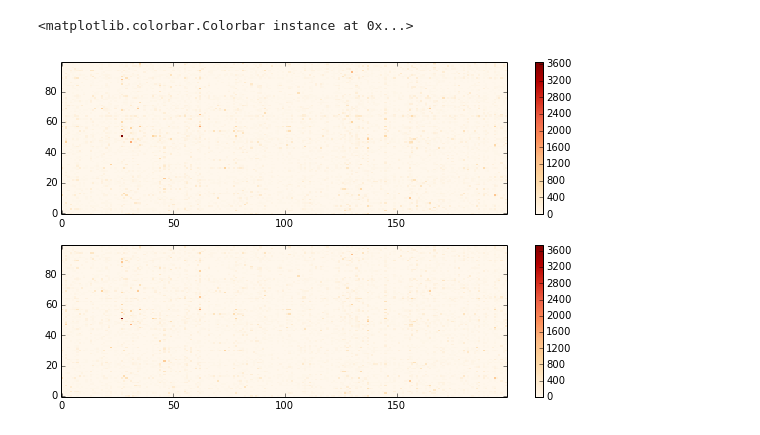
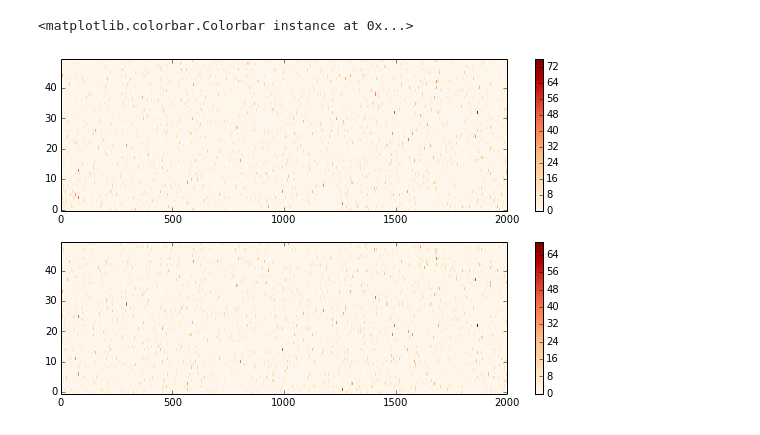
Before and after one commit to dawenl/nbmf, a Jupyter notebook: code/nbfm_synth.ipynb, the cells around one changed output. Saved outputs shown, nothing was run; the diff lists cells and outputs as text; code cells hidden in the pictures.

```diff
--- a/code/nbfm_synth.ipynb
+++ b/code/nbfm_synth.ipynb
@@ -66,0 +104,12 @@ plt.colorbar()
+# %%
+X_sp = X_sp.tocsr()
+# %%
+X_vad = {'X_new': X_sp.data,
+         'rows_new': rows,
+         'cols_new': cols
+         }
+# %%
+reload(pmf)
+pm = pmf.PoissonMF(n_components=K, max_iter=50, random_state=98765, verbose=True)
+# %%
+pm.fit(X_sp, rows, cols, X_vad)
@@ -67,11 +136,11 @@ plt.colorbar()
 # %%
 fig()
 plt.subplot(211)
-img(lam)
+img(theta)
 plt.colorbar()
 plt.subplot(212)
-img(coder.Elam)
+img(pm.Et)
 plt.colorbar()
 # %% [output]
 <matplotlib.colorbar.Colorbar instance at 0x...>
-[figure, old version]
+[figure, new version]
```
Also changed, not shown: parts of 21 cells of this notebook, 2 other files.
